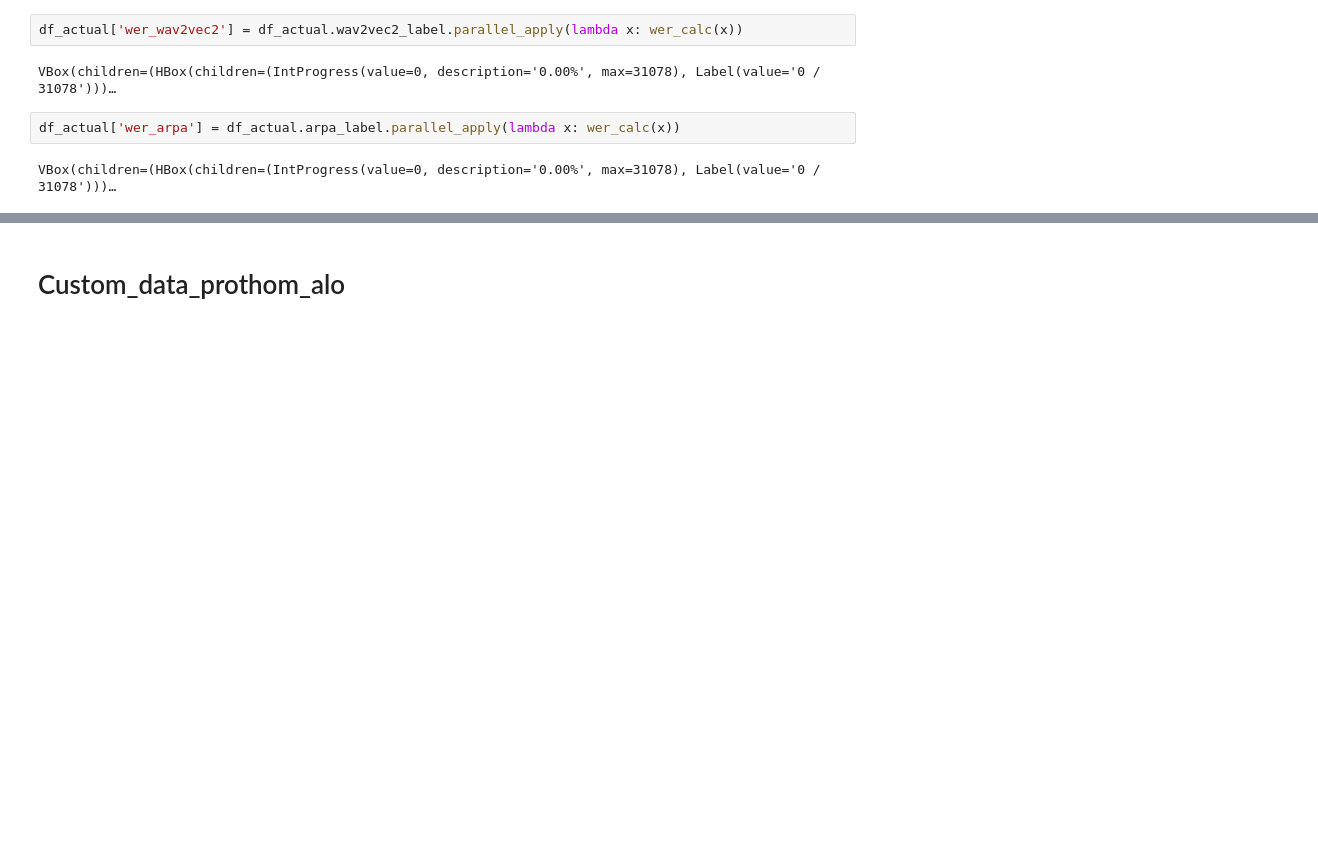
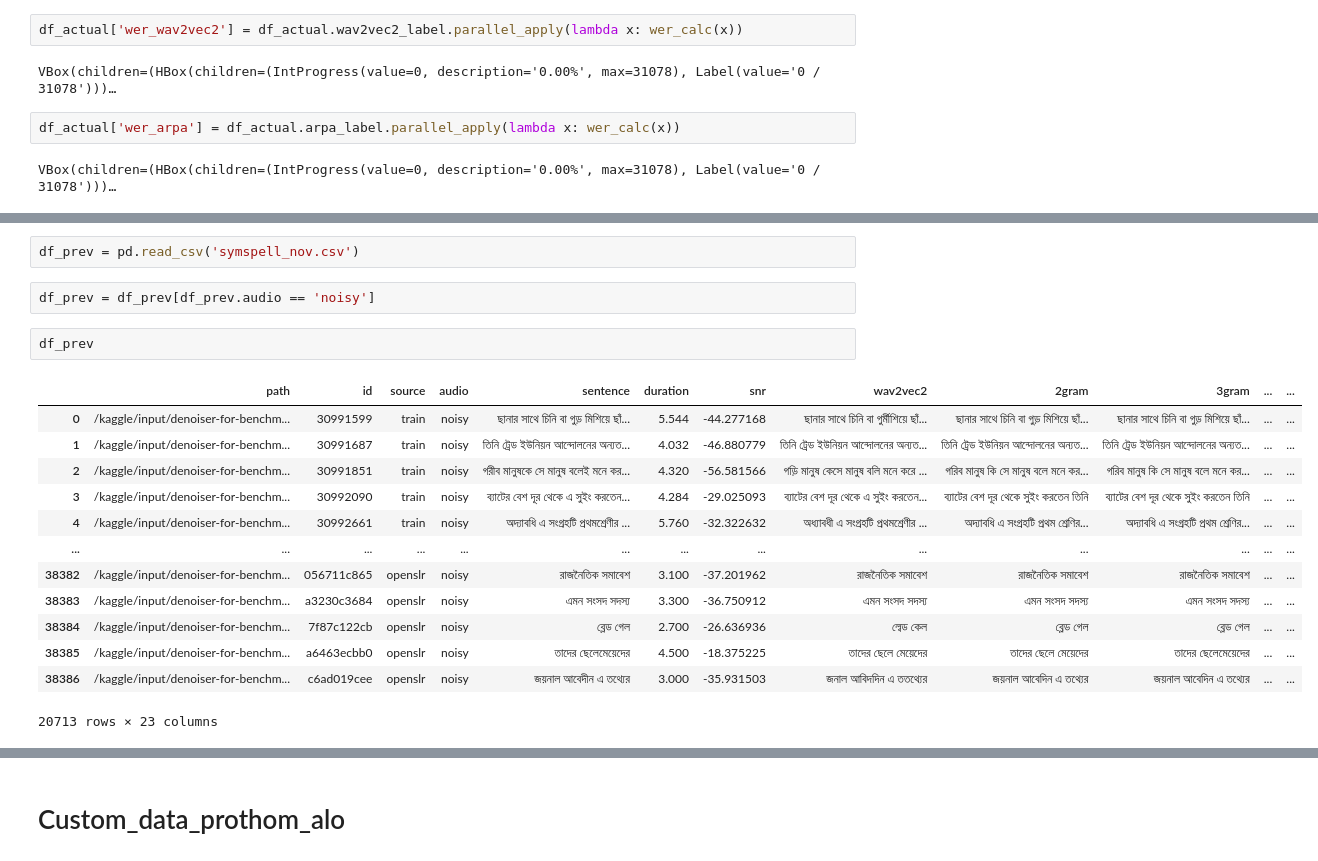
Before and after one commit to mushrafi88/asr_bangla, a Jupyter notebook: bert_corrector/custom_data_for_bert.ipynb, the cells around one changed output, grey strips where cells are left out. Drawn from its saved outputs; the diff is of its cells as text; blank space fills up the shorter version.

Commit message:
Bert model audio data

```diff
--- a/bert_corrector/custom_data_for_bert.ipynb
+++ b/bert_corrector/custom_data_for_bert.ipynb
@@ -301,0 +556,20 @@ df_actual[(df_actual.wer_wav2vec2 >= 30) & (df_actual.wer_wav2vec2 <= 90)]
+# %%
+df_prev = pd.read_csv('symspell_nov.csv')
+# %%
+df_prev = df_prev[df_prev.audio == 'noisy']
+# %%
+df_prev
+# %% [output]
+|  | path | id | source | audio | sentence | duration | snr | wav2vec2 | 2gram | 3gram | ... | ... |
+| 0 | /kaggle/input/denoiser-for-benchm... | 30991599 | train | noisy | ছানার সাথে চিনি বা গুড় মিশিয়ে ছাঁ... | 5.544 | -44.277168 | ছানার সাথে চিনি বা গুর্মীশিয়ে ছাঁ... | ছানার সাথে চিনি বা গুড় মিশিয়ে ছাঁ... | ছানার সাথে চিনি বা গুড় মিশিয়ে ছাঁ... | ... | ... |
+| 1 | /kaggle/input/denoiser-for-benchm... | 30991687 | train | noisy | তিনি ট্রেড ইউনিয়ন আন্দোলনের অন্যত... | 4.032 | -46.880779 | তিনি ট্রেড ইউনিয়ন আন্দোলনের অন্যত... | তিনি ট্রেড ইউনিয়ন আন্দোলনের অন্যত... | তিনি ট্রেড ইউনিয়ন আন্দোলনের অন্যত... | ... | ... |
+| 2 | /kaggle/input/denoiser-for-benchm... | 30991851 | train | noisy | গরীব মানুষকে সে মানুষ বলেই মনে কর... | 4.320 | -56.581566 | গড়ি মানুষ কেসে মানুষ বলি মনে করে ... | গরিব মানুষ কি সে মানুষ বলে মনে কর... | গরিব মানুষ কি সে মানুষ বলে মনে কর... | ... | ... |
+| 3 | /kaggle/input/denoiser-for-benchm... | 30992090 | train | noisy | ব্যাটের বেশ দূর থেকে এ সুইং করতেন... | 4.284 | -29.025093 | ব্যাটের বেশ দূর থেকে এ সুইং করতেন... | ব্যাটের বেশ দূর থেকে সুইং করতেন তিনি | ব্যাটের বেশ দূর থেকে সুইং করতেন তিনি | ... | ... |
+| 4 | /kaggle/input/denoiser-for-benchm... | 30992661 | train | noisy | অদ্যাবধি এ সংগ্রহটি প্রথমশ্রেণীর ... | 5.760 | -32.322632 | অধ্যাবধী এ সংগ্রহটি প্রথমশ্রেণীর ... | অদ্যাবধি এ সংগ্রহটি প্রথম শ্রেণির... | অদ্যাবধি এ সংগ্রহটি প্রথম শ্রেণির... | ... | ... |
+| ... | ... | ... | ... | ... | ... | ... | ... | ... | ... | ... | ... | ... |
+| 38382 | /kaggle/input/denoiser-for-benchm... | 056711c865 | openslr | noisy | রাজনৈতিক সমাবেশ | 3.100 | -37.201962 | রাজনৈতিক সমাবেশ | রাজনৈতিক সমাবেশ | রাজনৈতিক সমাবেশ | ... | ... |
+| 38383 | /kaggle/input/denoiser-for-benchm... | a3230c3684 | openslr | noisy | এমন সংসদ সদস্য | 3.300 | -36.750912 | এমন সংসদ সদস্য | এমন সংসদ সদস্য | এমন সংসদ সদস্য | ... | ... |
+| 38384 | /kaggle/input/denoiser-for-benchm... | 7f87c122cb | openslr | noisy | ব্লেড গেল | 2.700 | -26.636936 | ল্বেড কেল | ব্লেড গেল | ব্লেড গেল | ... | ... |
+| 38385 | /kaggle/input/denoiser-for-benchm... | a6463ecbb0 | openslr | noisy | তাদের ছেলেমেয়েদের | 4.500 | -18.375225 | তাদের ছেলে মেয়েদের | তাদের ছেলে মেয়েদের | তাদের ছেলেমেয়েদের | ... | ... |
+| 38386 | /kaggle/input/denoiser-for-benchm... | c6ad019cee | openslr | noisy | জয়নাল আবেদীন এ তথ্যের | 3.000 | -35.931503 | জনাল আবিদদিন এ ততথ্যের | জয়নাল আবেদিন এ তথ্যের | জয়নাল আবেদিন এ তথ্যের | ... | ... |
+20713 rows × 23 columns
```
Also changed, not shown: parts of 43 cells of this notebook.
